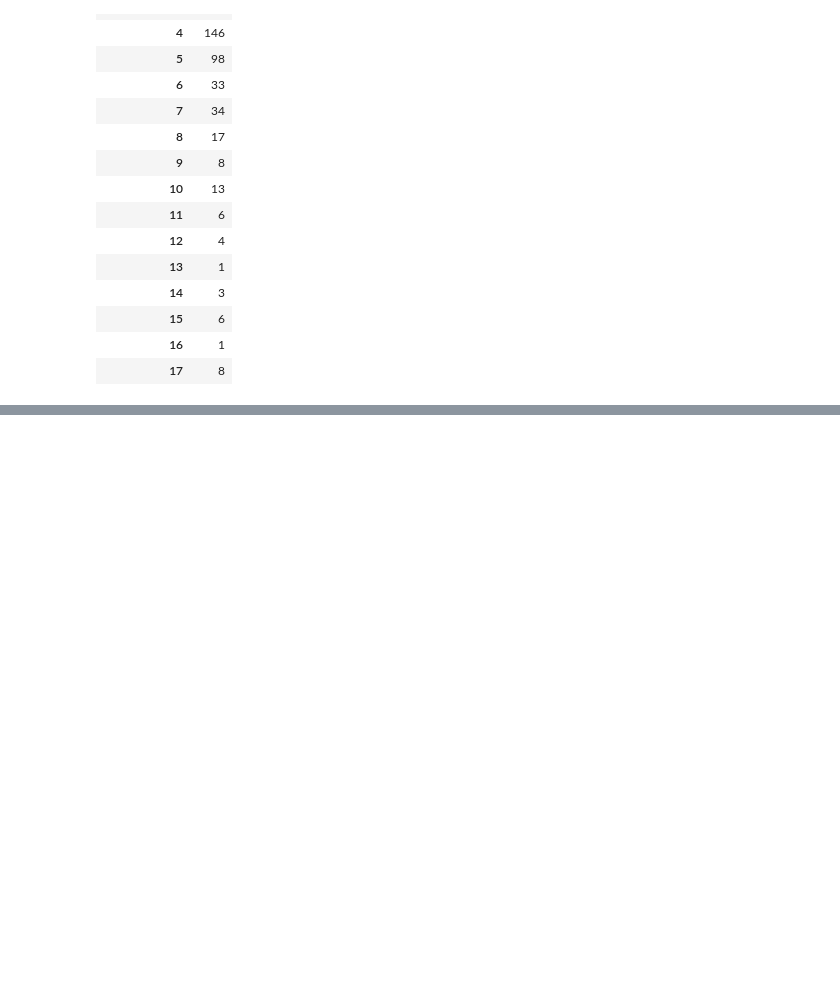
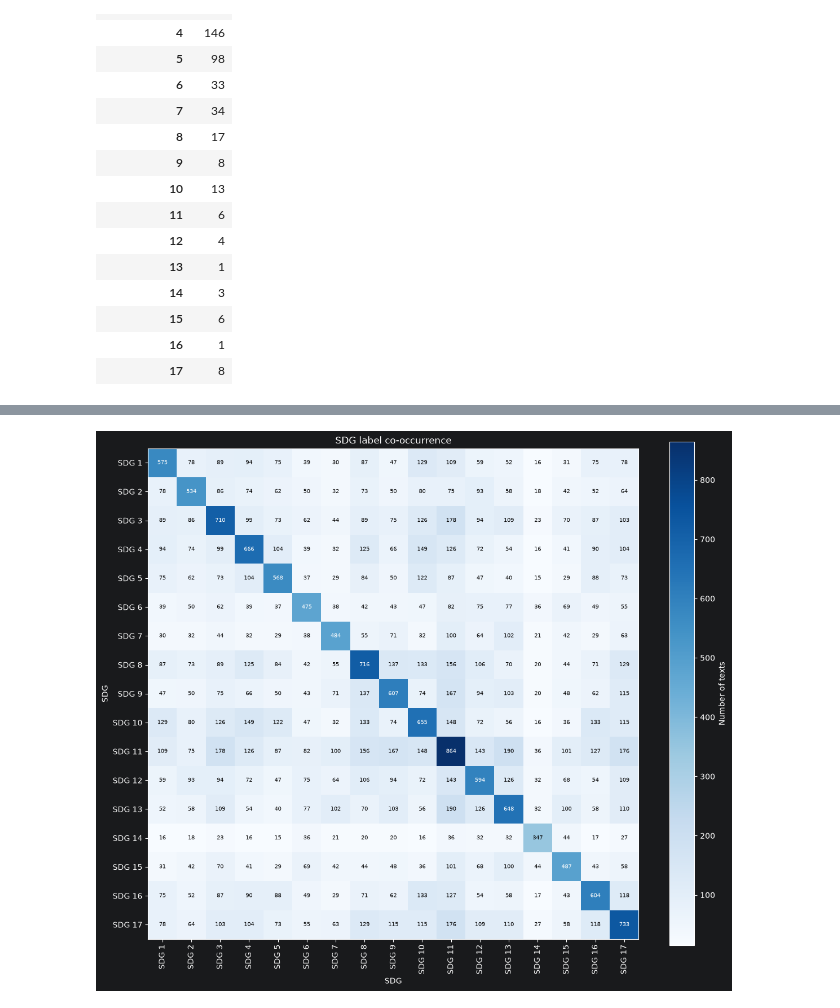
Before and after one commit to amancodeshere/multi-label_classify_sdg, a Jupyter notebook: raw datasets/eda/01_sdgi_corpus_eda.ipynb, the cells around one changed output, grey strips where cells are left out. Drawn from its saved outputs; the diff is of its cells as text; code cells hidden in the pictures; blank space fills up the shorter version.

```diff
--- a/raw datasets/eda/01_sdgi_corpus_eda.ipynb
+++ b/raw datasets/eda/01_sdgi_corpus_eda.ipynb
@@ -251,0 +273,9 @@ country
+# %%
+# Build the text × SDG label matrix
+# Combine train and test for descriptive analysis only.
+texts = pd.concat([train, test], ignore_index=True)
+label_matrix = pd.DataFrame(
+    [[int(i in labels) for i in range(1, 18)] for labels in texts["labels"]],
+    columns=[f"SDG {i}" for i in range(1, 18)]
+)
+label_matrix.index.name = "Text"
@@ -251,0 +306,5 @@ country
+# %%
+# SDG × SDG co-occurrence matrix
+# Diagonal: texts with this SDG. Off-diagonal: texts with both SDGs.
+co_occurrence = label_matrix.T @ label_matrix
+display(co_occurrence)
@@ -251,0 +330,22 @@ country
+# %%
+# SDG label co-occurrence heatmap
+fig, ax = plt.subplots(figsize=(12, 10))
+heatmap = ax.imshow(co_occurrence, cmap="Blues")
+
+ax.set_xticks(range(17), labels=co_occurrence.columns, rotation=90)
+ax.set_yticks(range(17), labels=co_occurrence.index)
+ax.set(title="SDG label co-occurrence", xlabel="SDG", ylabel="SDG")
+
+# Show the number of texts in every square.
+threshold = co_occurrence.to_numpy().max() / 2
+for i in range(17):
+    for j in range(17):
+        count = int(co_occurrence.iloc[i, j])
+        colour = "white" if count > threshold else "black"
+        ax.text(j, i, f"{count:,}", ha="center", va="center", color=colour, fontsize=7)
+
+fig.colorbar(heatmap, ax=ax, label="Number of texts")
+plt.tight_layout()
+plt.show()
+# %% [output]
+[figure, added]
```
Also changed, not shown: parts of 8 cells of this notebook, 4 other files.
